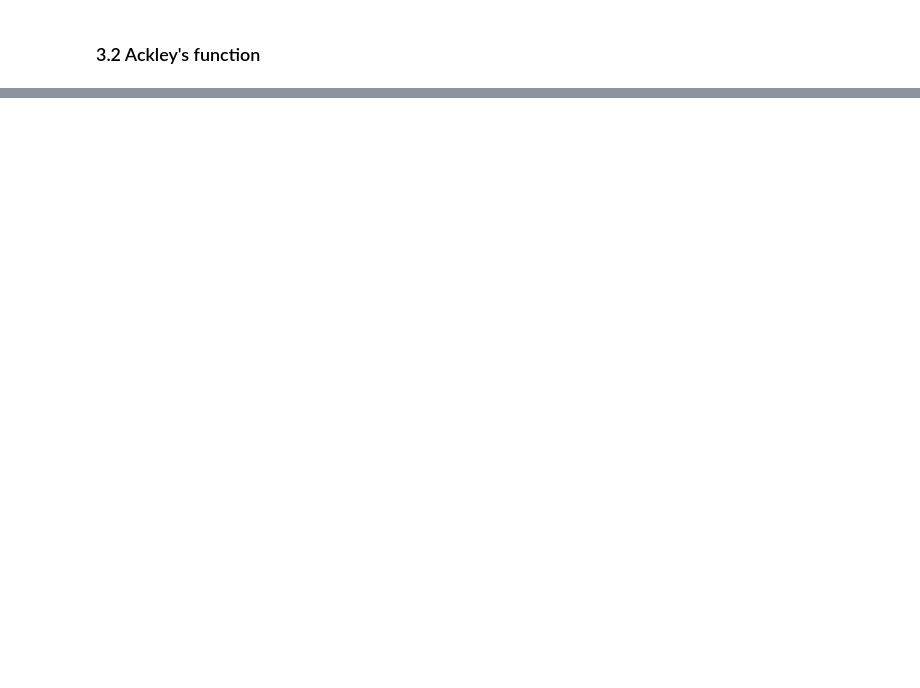
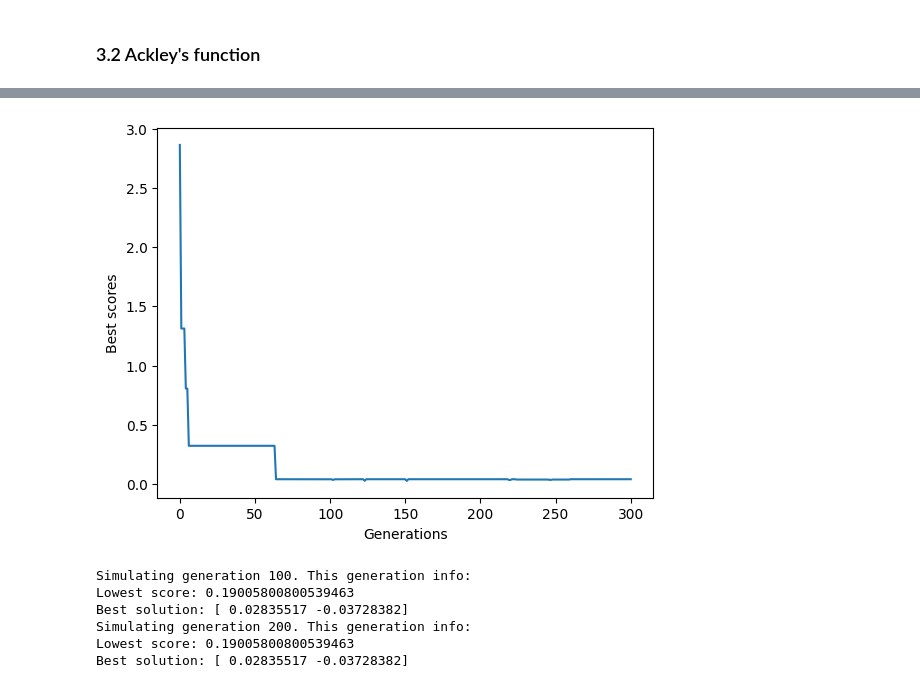
Before and after one commit to pgrzankowski/introduction-to-ai, a Jupyter notebook: evolutionary-algorithm.ipynb, the cells around one changed output, grey strips where cells are left out. Saved outputs shown, nothing was run; the diff lists cells and outputs as text; code cells hidden in the pictures; blank space fills up the shorter version.

```diff
--- a/evolutionary-algorithm.ipynb
+++ b/evolutionary-algorithm.ipynb
@@ -110,0 +149,8 @@ Simulating generation 900
+# %%
+base_lenght = 10000
+max_iter = 1000
+pm = 0.01
+pc = 0.7
+solution_check = 100
+
+solutions, scores, all_populations, all_scores, iterations = evolutionary_algorithm(ackley, base_lenght, max_iter, pm, pc, solution_check)
@@ -110,0 +167,19 @@ Simulating generation 900
+# %%
+plot_scores(scores)
+# %% [output]
+[figure, added]
+# %%
+base_lenght = 1000
+max_iter = 1000
+pm = 0.01
+pc = 0.9
+solution_check = 100
+
+solutions, scores, all_populations, all_scores, iterations = evolutionary_algorithm(ackley, base_lenght, max_iter, pm, pc, solution_check)
+# %% [output]
+Simulating generation 100. This generation info:
+Lowest score: 0.19005800800539463
+Best solution: [ 0.02835517 -0.03728382]
+Simulating generation 200. This generation info:
+Lowest score: 0.19005800800539463
+Best solution: [ 0.02835517 -0.03728382]
```
Also changed, not shown: parts of 15 cells of this notebook.
